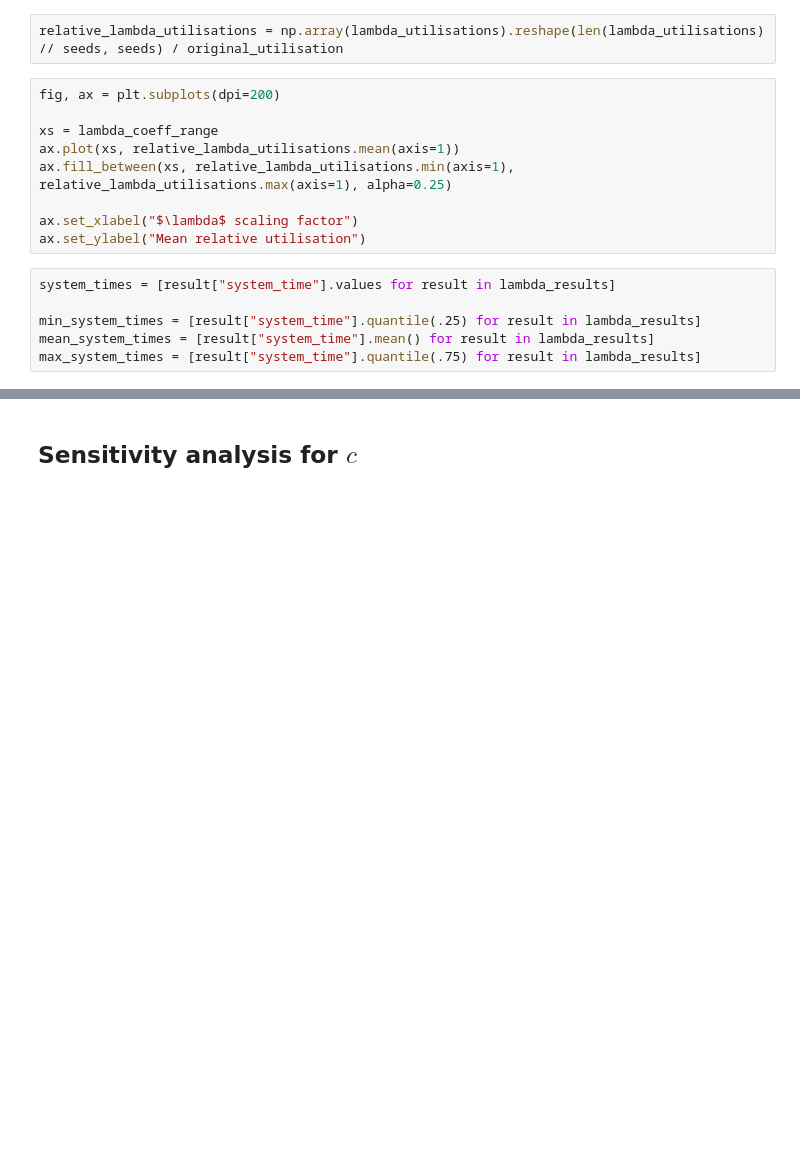
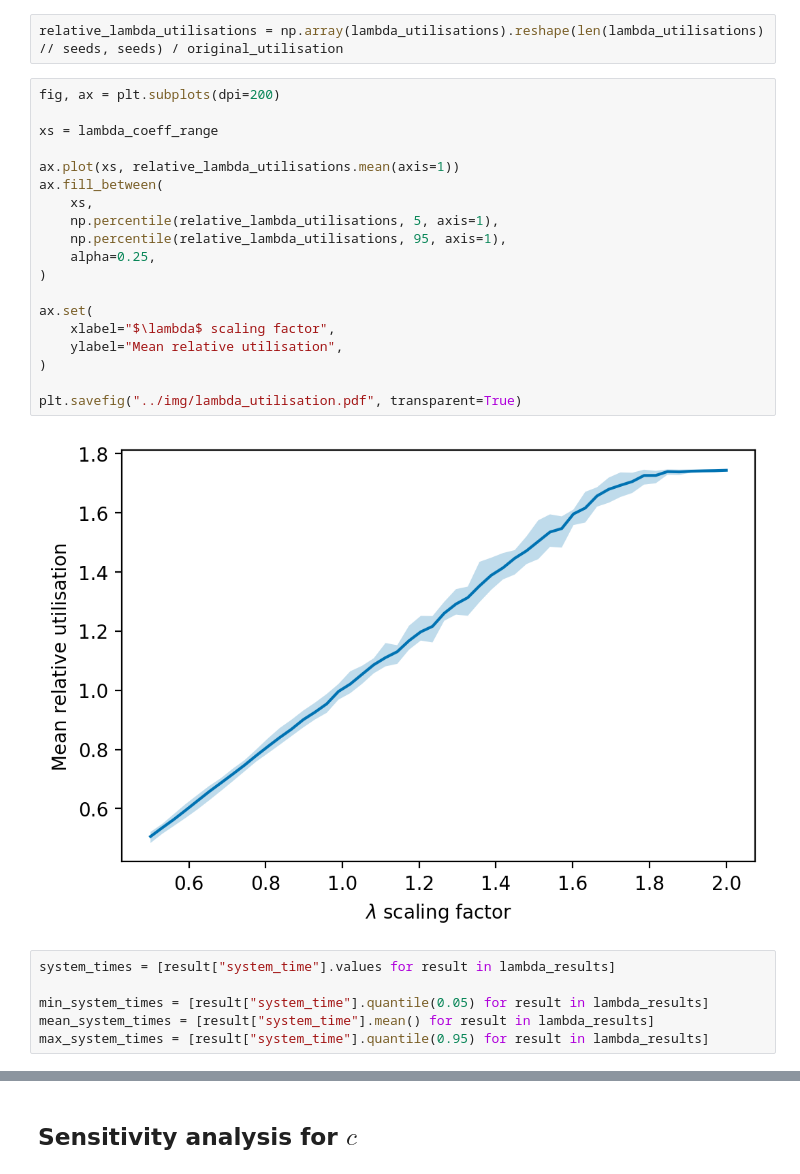
Before and after one commit to daffidwilde/copd-paper, a Jupyter notebook: nbs/scenarios.ipynb, the cells around one changed output, grey strips where cells are left out. Saved outputs shown, nothing was run; the diff lists cells and outputs as text; blank space fills up the shorter version.

```diff
--- a/nbs/scenarios.ipynb
+++ b/nbs/scenarios.ipynb
@@ -138,18 +140,30 @@ relative_lambda_utilisations = np.array(lambda_utilisations).reshape(len(lambda_
 # %%
 fig, ax = plt.subplots(dpi=200)
 
 xs = lambda_coeff_range
+
 ax.plot(xs, relative_lambda_utilisations.mean(axis=1))
-ax.fill_between(xs, relative_lambda_utilisations.min(axis=1), relative_lambda_utilisations.max(axis=1), alpha=0.25)
+ax.fill_between(
+    xs,
+    np.percentile(relative_lambda_utilisations, 5, axis=1),
+    np.percentile(relative_lambda_utilisations, 95, axis=1),
+    alpha=0.25,
+)
 
-ax.set_xlabel("$\lambda$ scaling factor")
-ax.set_ylabel("Mean relative utilisation")
+ax.set(
+    xlabel="$\lambda$ scaling factor",
+    ylabel="Mean relative utilisation",
+)
+
+plt.savefig("../img/lambda_utilisation.pdf", transparent=True)
+# %% [output]
+[figure, added]
 # %%
 system_times = [result["system_time"].values for result in lambda_results]
 
-min_system_times = [result["system_time"].quantile(.25) for result in lambda_results]
+min_system_times = [result["system_time"].quantile(0.05) for result in lambda_results]
 mean_system_times = [result["system_time"].mean() for result in lambda_results]
-max_system_times = [result["system_time"].quantile(.75) for result in lambda_results]
+max_system_times = [result["system_time"].quantile(0.95) for result in lambda_results]
 # %%
 fig, ax = plt.subplots(dpi=200)
 
```
Also changed, not shown: parts of 8 cells of this notebook, 6 other files.
